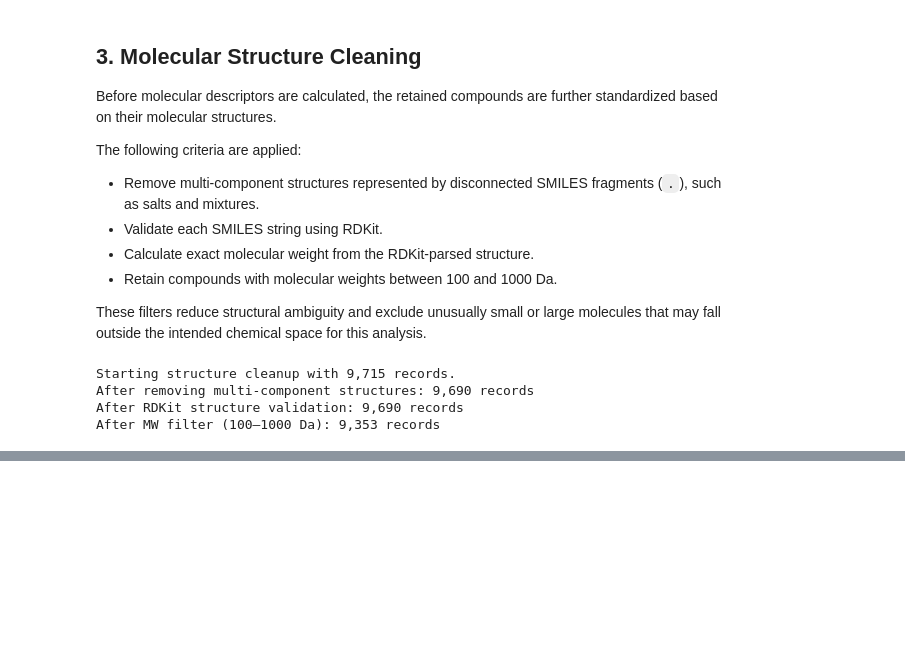
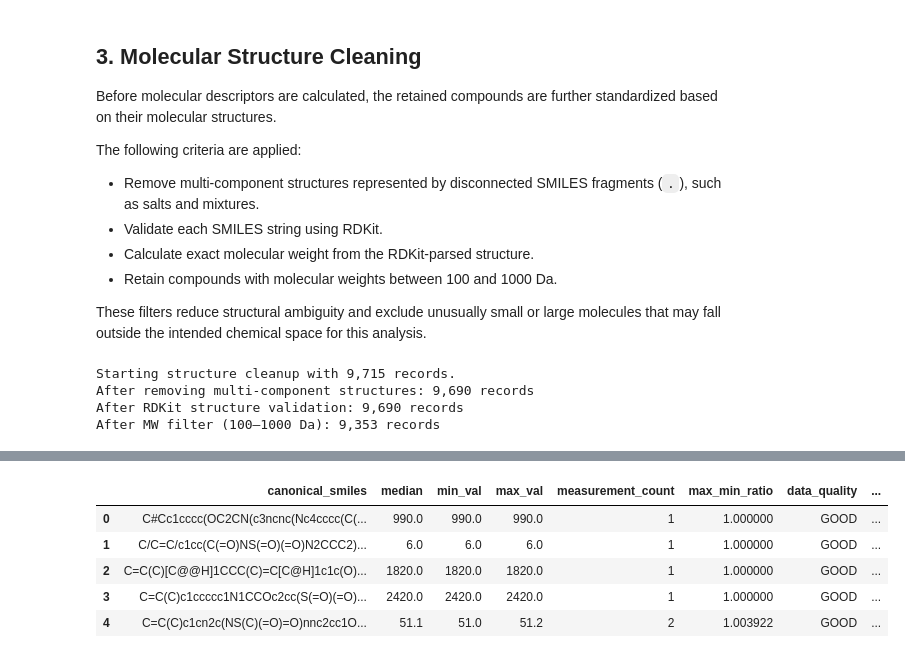
Before and after one commit to larry-xiping/nav1.7-sodium-channel-sar, a Jupyter notebook: notebooks/01_data_preparation.ipynb, the cells around one changed output, grey strips where cells are left out. Saved outputs shown, nothing was run; the diff lists cells and outputs as text; code cells hidden in the pictures; blank space fills up the shorter version.

```diff
--- a/notebooks/01_data_preparation.ipynb
+++ b/notebooks/01_data_preparation.ipynb
@@ -236,0 +265,69 @@ After MW filter (100–1000 Da): 9,353 records
+# %%
+# Calculate the max/min ratio as a measure of measurement consistency
+grouped['max_min_ratio'] = (
+    grouped['max_val'] / grouped['min_val']
+)
+
+
+# Classify data quality based on the max/min ratio
+conditions = [
+    (grouped['max_min_ratio'] < 3),
+    (grouped['max_min_ratio'] >= 3) &
+    (grouped['max_min_ratio'] <= 10),
+    (grouped['max_min_ratio'] > 10)
+]
+
+choices = [
+    'GOOD',
+    'WARNING',
+    'BAD'
+]
+
+grouped['data_quality'] = np.select(
+    conditions,
+    choices,
+    default='UNCLASSIFIED'
+)
+
+
+# Assign confidence levels to GOOD measurements based on measurement count
+conf_conditions = [
+    (grouped['data_quality'] == 'GOOD') &
+    (grouped['measurement_count'] >= 3),
+
+    (grouped['data_quality'] == 'GOOD') &
+    (grouped['measurement_count'] == 2),
+
+    (grouped['data_quality'] == 'GOOD') &
+    (grouped['measurement_count'] == 1)
+]
+
+conf_choices = [
+    'HIGH',
+    'MEDIUM',
+    'LOW'
+]
+
+grouped['confidence_level'] = np.select(
+    conf_conditions,
+    conf_choices,
+    default=''
+)
+
+
+# Validate the resulting classifications
+print("--- Data Quality Classification Breakdown ---")
+print(grouped['data_quality'].value_counts())
+
+print("\n--- Confidence Level Breakdown for GOOD Molecules ---")
+print(
+    grouped.loc[
+        grouped['data_quality'] == 'GOOD',
+        'confidence_level'
+    ].value_counts()
+)
+
+
+# Preview the prepared compound-level table
+display(grouped.head())
+# %% [output]
@@ -236,0 +347,6 @@ After MW filter (100–1000 Da): 9,353 records
+|  | canonical_smiles | median | min_val | max_val | measurement_count | max_min_ratio | data_quality | ... |
+| 0 | C#Cc1cccc(OC2CN(c3ncnc(Nc4cccc(C(... | 990.0 | 990.0 | 990.0 | 1 | 1.000000 | GOOD | ... |
+| 1 | C/C=C/c1cc(C(=O)NS(=O)(=O)N2CCC2)... | 6.0 | 6.0 | 6.0 | 1 | 1.000000 | GOOD | ... |
+| 2 | C=C(C)[C@@H]1CCC(C)=C[C@H]1c1c(O)... | 1820.0 | 1820.0 | 1820.0 | 1 | 1.000000 | GOOD | ... |
+| 3 | C=C(C)c1ccccc1N1CCOc2cc(S(=O)(=O)... | 2420.0 | 2420.0 | 2420.0 | 1 | 1.000000 | GOOD | ... |
+| 4 | C=C(C)c1cn2c(NS(C)(=O)=O)nnc2cc1O... | 51.1 | 51.0 | 51.2 | 2 | 1.003922 | GOOD | ... |
```
Also changed, not shown: parts of 4 cells of this notebook.
